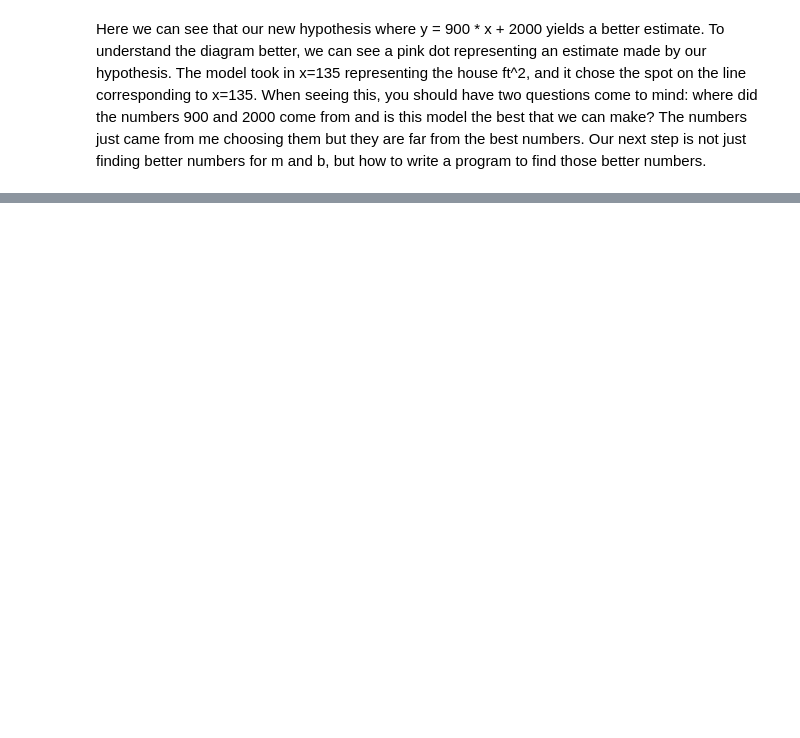
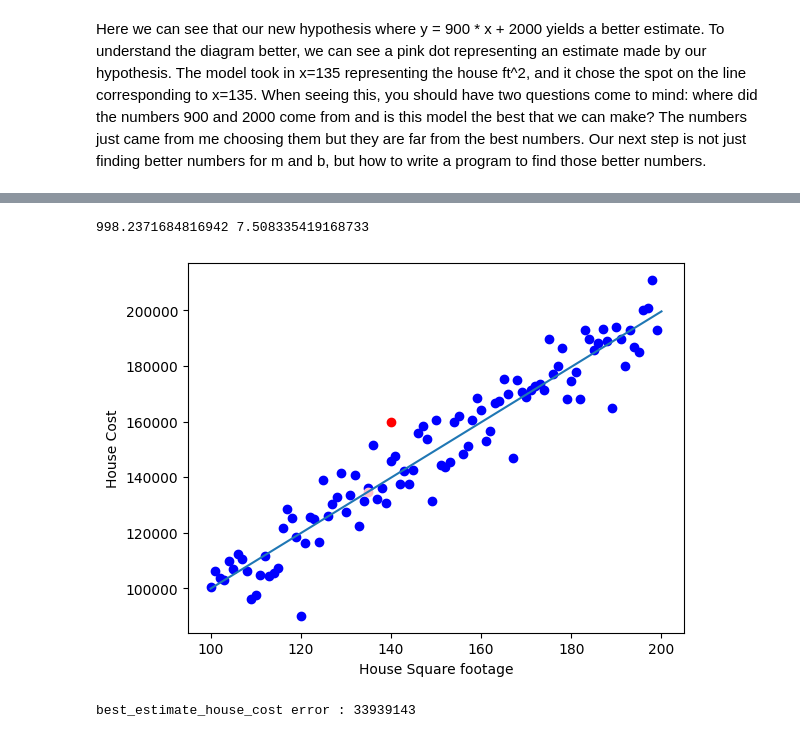
Before and after one commit to jshastid/Learning-AI, a Jupyter notebook: introductory-ML/Lesson1 gradient-descent.ipynb, the cells around one changed output, grey strips where cells are left out. Saved outputs shown, nothing was run; the diff lists cells and outputs as text; code cells hidden in the pictures; blank space fills up the shorter version.

Commit message:
added machine learning algorithm

```diff
--- a/introductory-ML/Lesson1 gradient-descent.ipynb
+++ b/introductory-ML/Lesson1 gradient-descent.ipynb
@@ -70,0 +77,8 @@ First, the most important part of the equation is $(y_i - y_h(x_i))$. In this eq
+# %%
+n = len(samples_x)
+
+model_1_error = int(sum([(samples_y[i] - estimate_house_cost(samples_x[i])) ** 2 / (2 * n) for i in range(n)]))
+print("estimate_house_cost error        :", model_1_error)
+
+model_2_error = int(sum([(samples_y[i] - better_estimate_house_cost(samples_x[i])) ** 2 / (2 * n) for i in range(n)]))
+print("better_estimate_house_cost error :", model_2_error)
@@ -70,0 +92,29 @@ First, the most important part of the equation is $(y_i - y_h(x_i))$. In this eq
+# %%
+m, b = 1, 1
+learning_rate = 1e-7
+
+for _ in range(100000):
+    for i in range(n):
+        m = m + learning_rate * (samples_y[i] - m * samples_x[i] - b) * samples_x[i] / n
+        b = b + learning_rate * (samples_y[i] - m * samples_x[i] - b) / n
+
+print(m, b)
+# %% [output]
+998.2371684816942 7.508335419168733
+# %%
+def best_estimate_house_cost(x, m, b):
+    return m * x + b
+
+plt.xlabel("House Square footage")
+plt.ylabel("House Cost")
+plt.scatter(samples_x, samples_y, c="b")
+plt.scatter(140, 160000, c='r')
+plt.plot([100, 200], [best_estimate_house_cost(100, m, b), best_estimate_house_cost(200, m, b)])
+plt.scatter(135, best_estimate_house_cost(135, m, b), c='pink')
+plt.show()
+
+model_3_error = int(sum([(samples_y[i] - best_estimate_house_cost(samples_x[i], m, b)) ** 2 / (2 * n) for i in range(n)]))
+print("best_estimate_house_cost error :", model_3_error)
+# %% [output]
+[figure, added]
+best_estimate_house_cost error : 33939143
```
Also changed, not shown: parts of 6 cells of this notebook.
